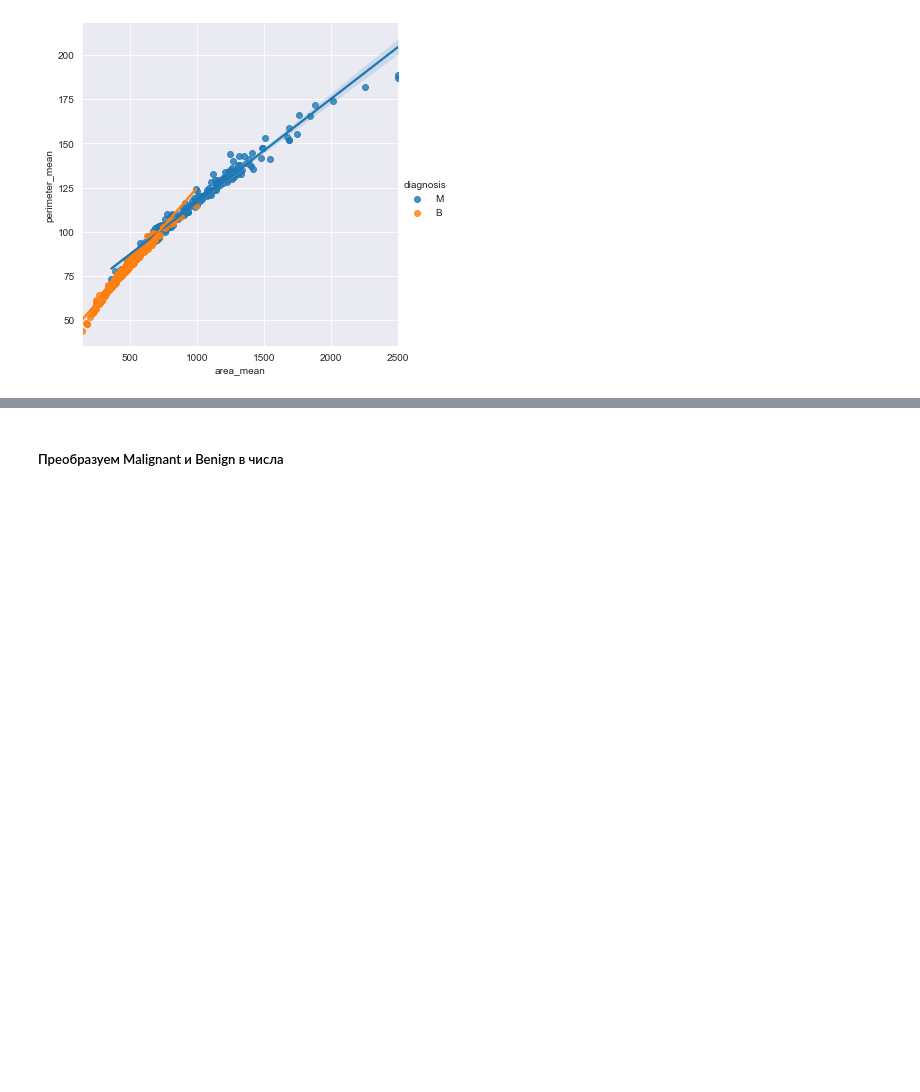
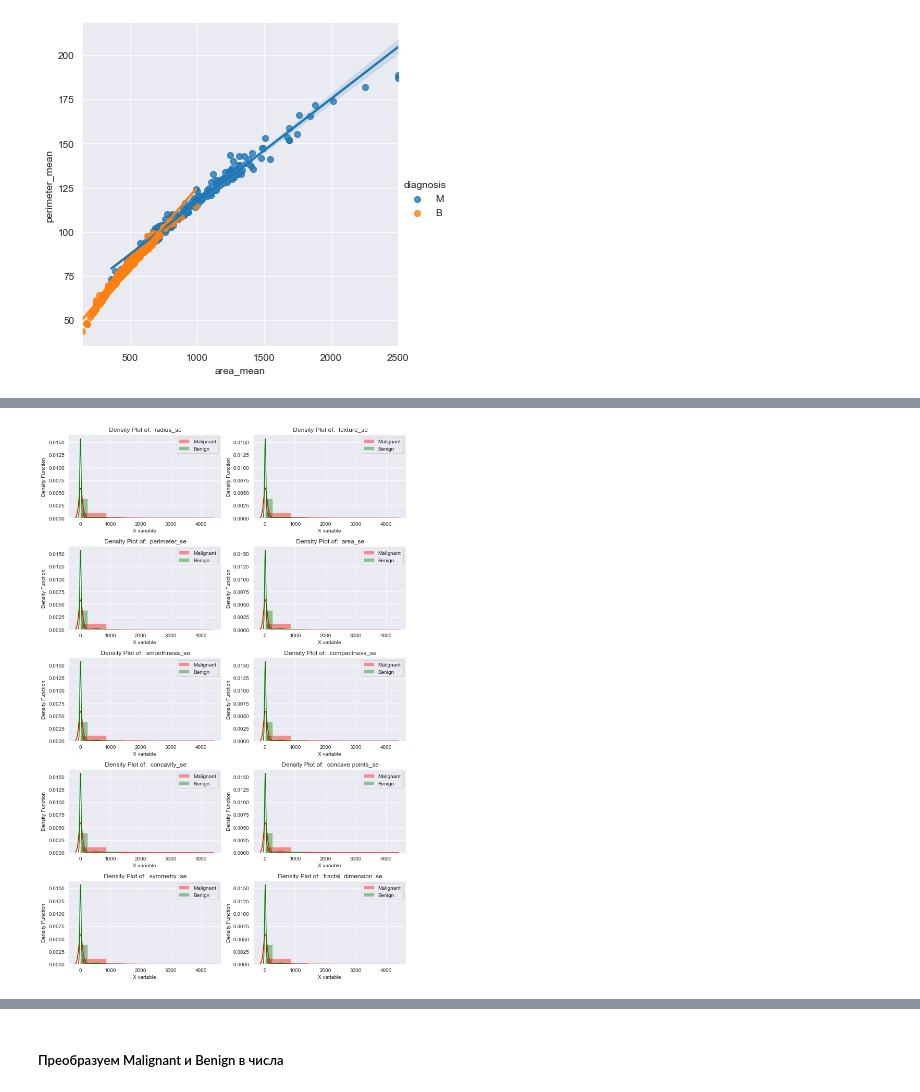
Before and after one commit to GluKhovKirill/NN_BreastCancer, a Jupyter notebook: main.ipynb, the cells around one changed output, grey strips where cells are left out. Saved outputs shown, nothing was run; the diff lists cells and outputs as text; code cells hidden in the pictures; blank space fills up the shorter version.

```diff
--- a/main.ipynb
+++ b/main.ipynb
@@ -119,0 +159,5 @@ sns.lmplot(x='area_mean', y='perimeter_mean', data=df, hue='diagnosis')
+# %%
+error_features = list(filter(lambda x: "_se" in x, df.columns))  #['radius_mean', 'texture_mean']
+histogram(error_features)
+# %% [output]
+[figure, added]
```
Also changed, not shown: parts of 9 cells of this notebook.
